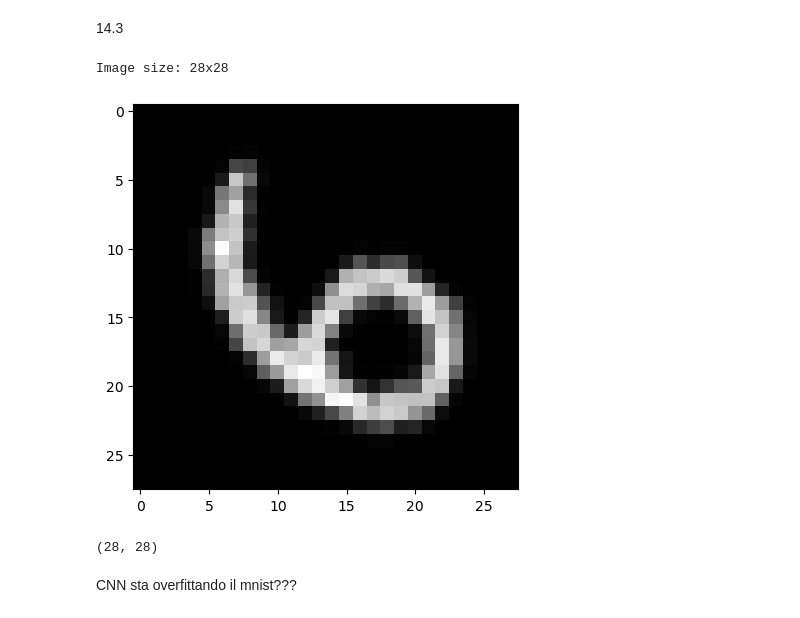
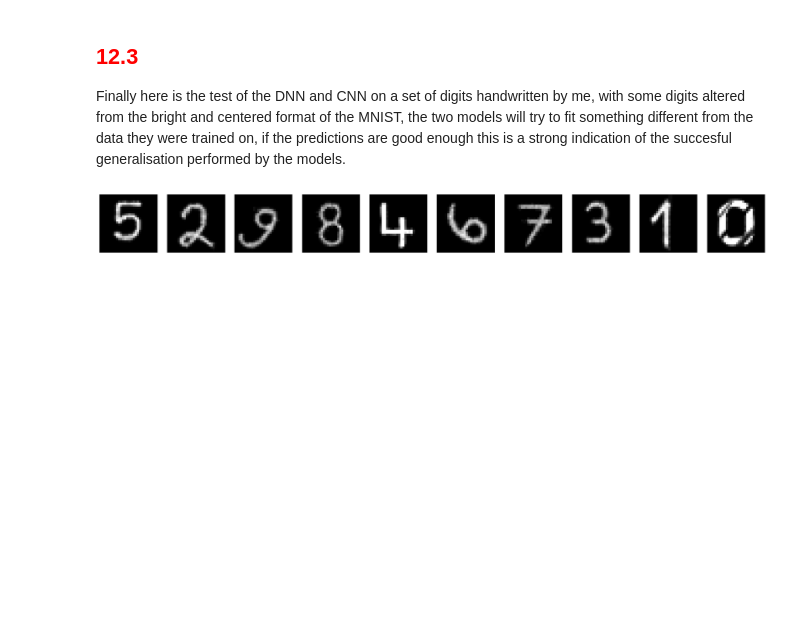
Before and after one commit to mattianasi/Numerical_simulation_laboratory, a Jupyter notebook: Lezione 12/Ex12.ipynb, the cells around one changed output. Drawn from its saved outputs; the diff is of its cells as text; code cells hidden in the pictures; blank space fills up the shorter version.

```diff
--- a/Lezione 12/Ex12.ipynb
+++ b/Lezione 12/Ex12.ipynb
@@ -49,11 +141,19 @@ def create_DNN():
 # %%
-from keras.optimizers import SGD, Adam, RMSprop, Adagrad, Adadelta, Adam, Adamax, Nadam
 
 def compile_model():
     # create the model
     model=create_DNN()
     # compile the model
     model.compile(loss=keras.losses.categorical_crossentropy,
-                  optimizer=Adam(),
+                  optimizer=Adamax(),
                   metrics=['acc'])
     return model
+
+from keras.callbacks import EarlyStopping
+
+early_stopping = EarlyStopping(
+    monitor='val_loss',     # You can also use 'val_accuracy'
+    patience=5,             # Stop after 5 epochs without improvement
+    restore_best_weights=True,  # Revert to best weights
+    verbose=1
+)
@@ -70,6 +168,7 @@ history = model_DNN.fit(X_train, Y_train,
           epochs=epochs,
           shuffle=True, # a good idea is to shuffle input before at each epoch
           verbose=1,
+          callbacks=[early_stopping],
           validation_data=(X_test, Y_test))
 # %% [output]
 Epoch 1/30
@@ -200,6 +310,7 @@ historyC = model_CNN.fit(X_train, Y_train,
           epochs=epochs,
           shuffle=True,
           verbose=1,
+          callbacks=[early_stopping],
           validation_data=(X_test, Y_test))
 # %% [output]
 Epoch 1/30
@@ -266,34 +379,35 @@ plt.show()
 313/313 ━━━━━━━━━━━━━━━━━━━━ 1s 2ms/step
 [figure]
 # %% [markdown]
-14.3
+## <span style=color:red> 12.3 ##
+
+Finally here is the test of the DNN and CNN on a set of digits handwritten by me, with some digits altered from the bright and centered format of the MNIST, the two models will try to fit something different from the data they were trained on, if the predictions are good enough this is a strong indication of the succesful generalisation performed by the models.
 # %%
 from PIL import Image
 import os
+import matplotlib.pyplot as plt
 
-digit_filename = "./sei.png"
-digit_in = Image.open(digit_filename).convert('L')
-#digit_in = Image.open("8b.png").convert('L') #ON GOOGLE COLAB INSERT THE NAME OF THE UPLOADED FILE
+folder_path = "./Numeri"
+images = []
+filenames = []
 
-ydim, xdim = digit_in.size
-print("Image size: "+str(xdim)+"x"+str(ydim))
-pix=digit_in.load();
-data = np.zeros((xdim, ydim))
-for j in range(ydim):
-    for i in range(xdim):
-        data[i,j]=pix[j,i]
+# Load images without any conversion or processing
+for filename in sorted(os.listdir(folder_path)):
+    if filename.endswith(".png"):
+        filepath = os.path.join(folder_path, filename)
+        img = Image.open(filepath)  # No .convert()
+        images.append(img)
+        filenames.append(filename)
 
-data /= 255
+# Plot all images in a single row
+plt.figure(figsize=(len(images) * 2, 2))
+for i, img in enumerate(images):
+    ax = plt.subplot(1, len(images), i + 1)
+    plt.imshow(img)
+    plt.axis('off')
 
-plt.figure(figsize=(5,5))
-plt.imshow(data, cmap='gray')
+plt.tight_layout()
 plt.show()
-
-print(data.shape)
 # %% [output]
-Image size: 28x28
-[figure, old version]
+[figure, new version]
-(28, 28)
-# %% [markdown]
-CNN sta overfittando il mnist???
 # %%
```
Also changed, not shown: parts of 20 cells of this notebook, 17 other files.
